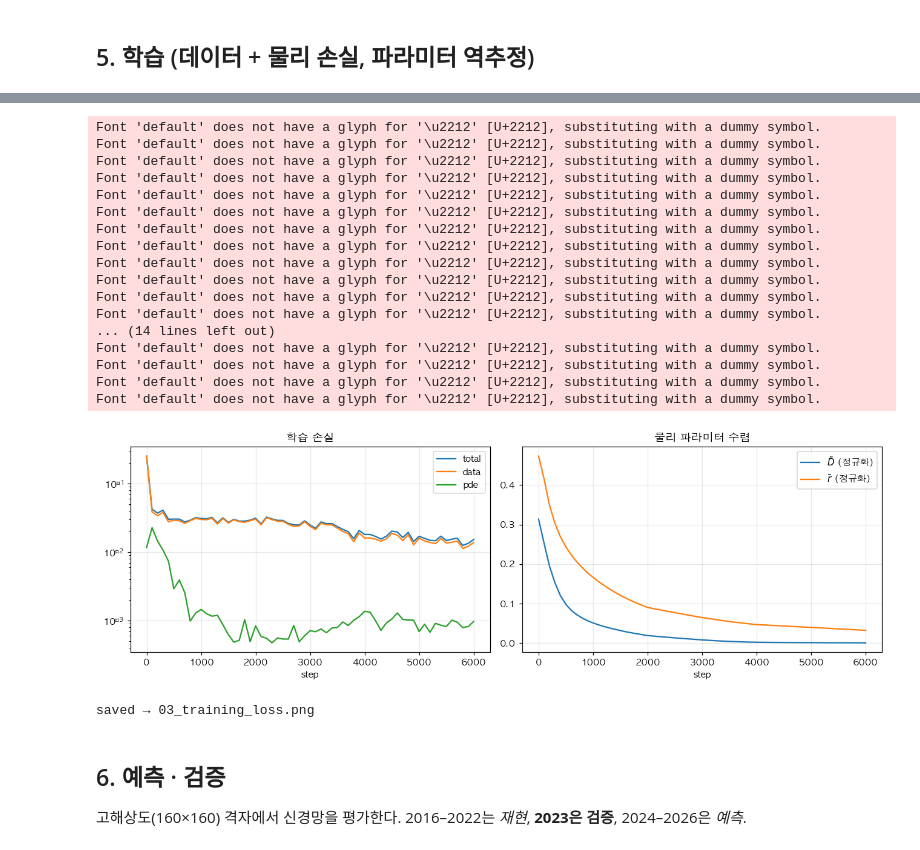
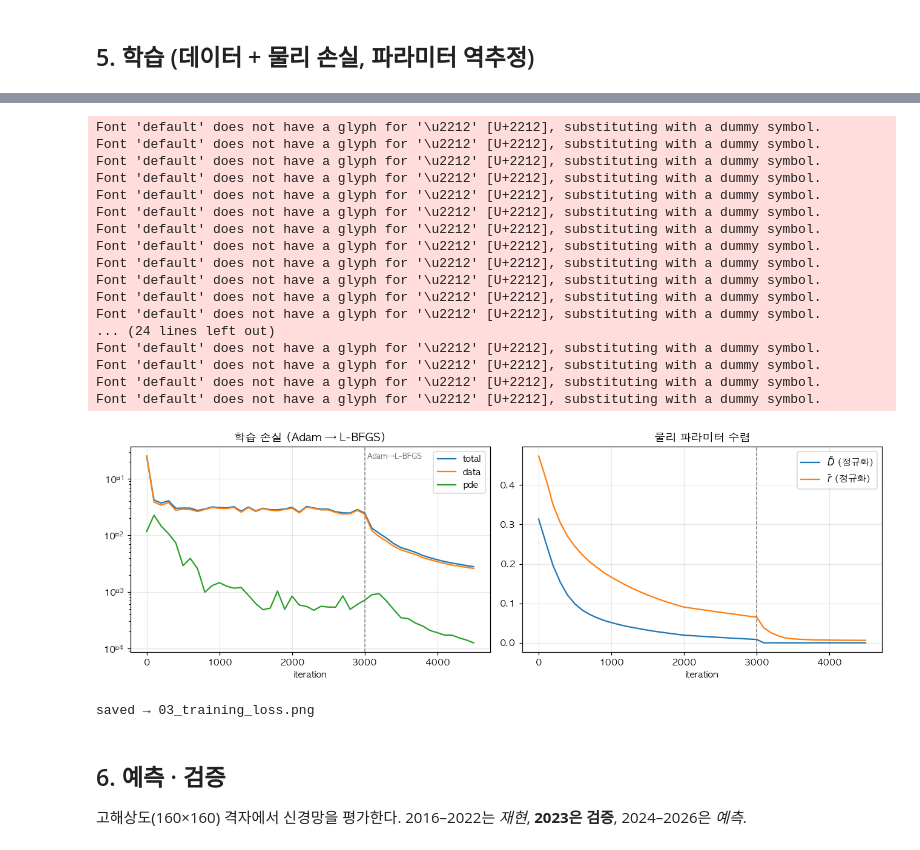
Before and after one commit to 2n101088/korea-pine-wilt-pinn, a Jupyter notebook: pine_wilt_KPP_PINN.ipynb, the cells around one changed output, grey strips where cells are left out. Cells and saved outputs as stored; diff of their text form; code cells hidden in the pictures.

```diff
--- a/pine_wilt_KPP_PINN.ipynb
+++ b/pine_wilt_KPP_PINN.ipynb
@@ -365,35 +412,39 @@ step  6000 | w_pde 1.50 | total 1.520e-02 | data 1.375e-02 | pde 9.671e-04 | D 0
 # %%
 fig, ax = plt.subplots(1, 2, figsize=(12, 4))
-xs = np.arange(len(hist["total"])) * 100
+xs = np.array(hist["x"])
 ax[0].semilogy(xs, hist["total"], label="total")
 ax[0].semilogy(xs, hist["data"], label="data")
 ax[0].semilogy(xs, hist["pde"], label="pde")
-ax[0].legend(); ax[0].set_title("학습 손실"); ax[0].set_xlabel("step"); ax[0].grid(alpha=0.3)
+ax[0].axvline(ADAM_END, color="0.4", ls="--", lw=1, alpha=0.8)
+ax[0].text(ADAM_END, 0.97, " Adam→L-BFGS", transform=ax[0].get_xaxis_transform(),
+           va="top", ha="left", fontsize=8, color="0.4")
+ax[0].legend(); ax[0].set_title("학습 손실 (Adam → L-BFGS)"); ax[0].set_xlabel("iteration"); ax[0].grid(alpha=0.3)
 ax[1].plot(xs, hist["D"], label=r"$\tilde D$ (정규화)")
 ax[1].plot(xs, hist["r"], label=r"$\tilde r$ (정규화)")
-ax[1].legend(); ax[1].set_title("물리 파라미터 수렴"); ax[1].set_xlabel("step"); ax[1].grid(alpha=0.3)
+ax[1].axvline(ADAM_END, color="0.4", ls="--", lw=1, alpha=0.8)
+ax[1].legend(); ax[1].set_title("물리 파라미터 수렴"); ax[1].set_xlabel("iteration"); ax[1].grid(alpha=0.3)
 fig.tight_layout()
 fig.savefig(f"{OUT}/03_training_loss.png", dpi=130, bbox_inches="tight")
 plt.show(); print("saved → 03_training_loss.png")
 # %% [output]
 Font 'default' does not have a glyph for '\u2212' [U+2212], substituting with a dummy symbol.
 Font 'default' does not have a glyph for '\u2212' [U+2212], substituting with a dummy symbol.
 Font 'default' does not have a glyph for '\u2212' [U+2212], substituting with a dummy symbol.
 Font 'default' does not have a glyph for '\u2212' [U+2212], substituting with a dummy symbol.
 Font 'default' does not have a glyph for '\u2212' [U+2212], substituting with a dummy symbol.
 Font 'default' does not have a glyph for '\u2212' [U+2212], substituting with a dummy symbol.
 Font 'default' does not have a glyph for '\u2212' [U+2212], substituting with a dummy symbol.
 Font 'default' does not have a glyph for '\u2212' [U+2212], substituting with a dummy symbol.
 Font 'default' does not have a glyph for '\u2212' [U+2212], substituting with a dummy symbol.
 Font 'default' does not have a glyph for '\u2212' [U+2212], substituting with a dummy symbol.
 Font 'default' does not have a glyph for '\u2212' [U+2212], substituting with a dummy symbol.
 Font 'default' does not have a glyph for '\u2212' [U+2212], substituting with a dummy symbol.
-... (14 lines left out)
+... (24 lines left out)
 Font 'default' does not have a glyph for '\u2212' [U+2212], substituting with a dummy symbol.
 Font 'default' does not have a glyph for '\u2212' [U+2212], substituting with a dummy symbol.
 Font 'default' does not have a glyph for '\u2212' [U+2212], substituting with a dummy symbol.
 Font 'default' does not have a glyph for '\u2212' [U+2212], substituting with a dummy symbol.
-[figure, old version]
+[figure, new version]
 saved → 03_training_loss.png
 # %% [markdown]
 ## 6. 예측 · 검증
```
Also changed, not shown: parts of 12 cells of this notebook, 10 other files.
